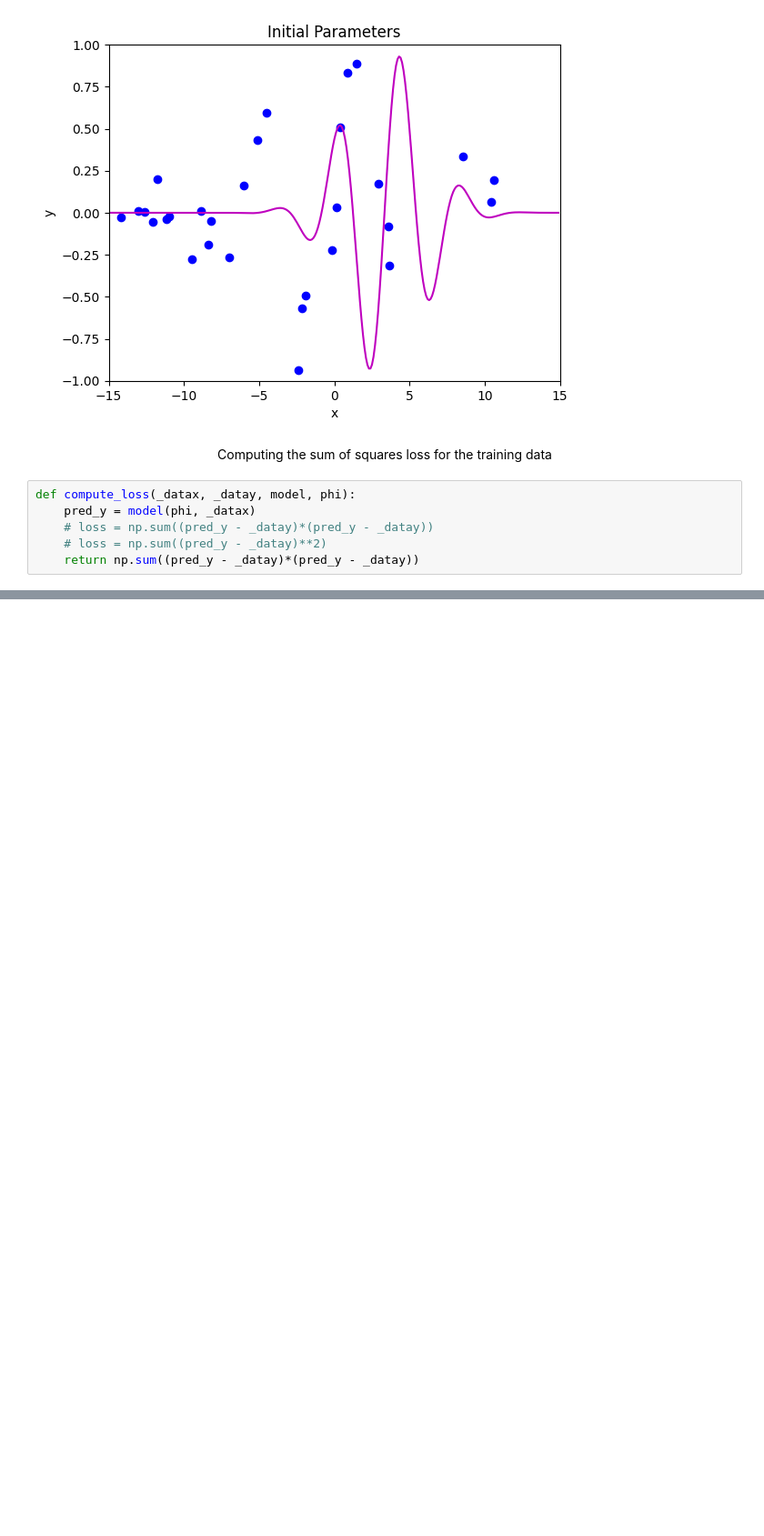
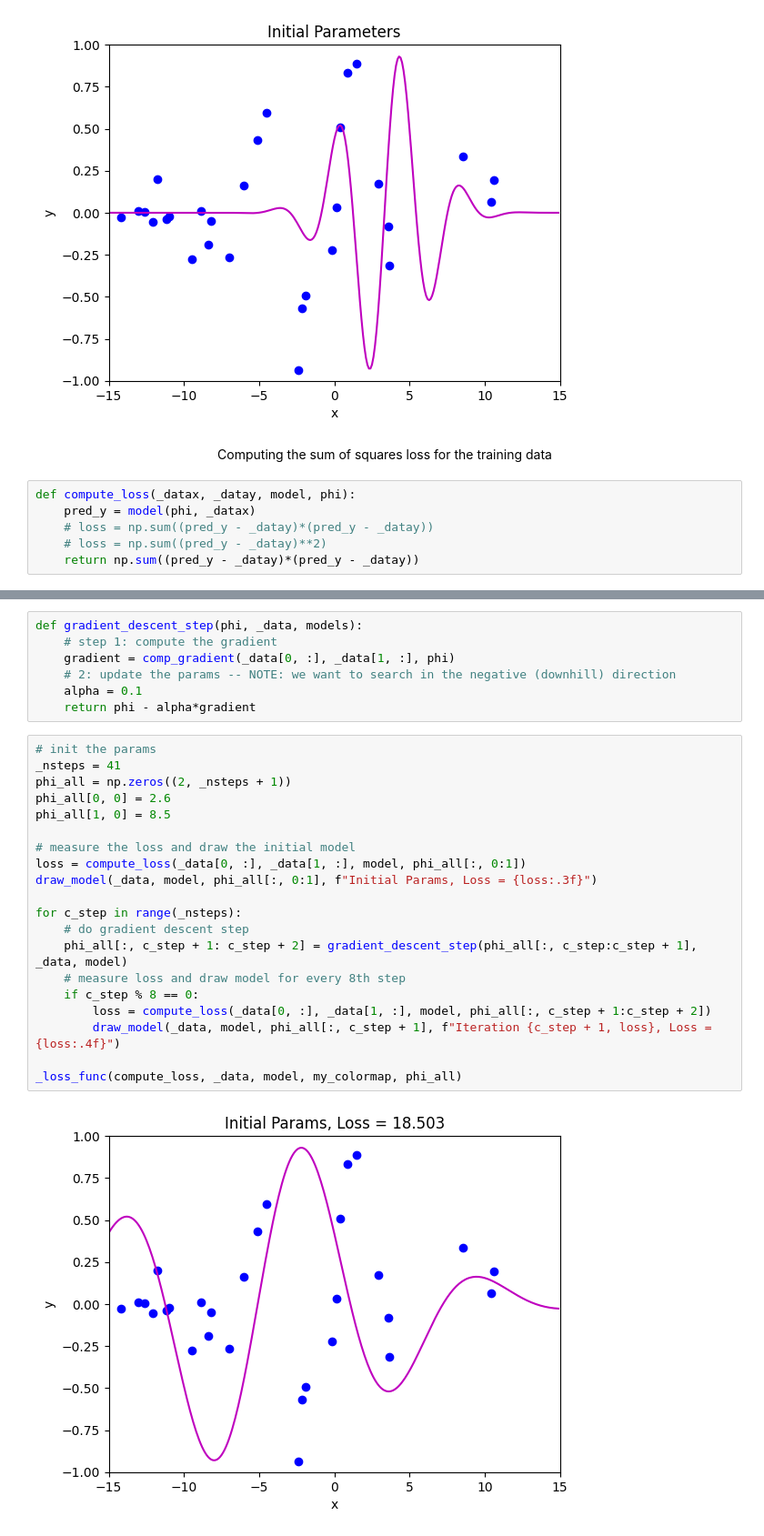
Before and after one commit to eo1989/mkt_notes_general, a Jupyter notebook: L2_regularization.ipynb, the cells around one changed output, grey strips where cells are left out. Shown at 91% size. Cells and saved outputs as stored; diff of their text form; blank space fills up the shorter version.

```diff
--- a/L2_regularization.ipynb
+++ b/L2_regularization.ipynb
@@ -155,0 +179,29 @@ $$
+# %%
+def gradient_descent_step(phi, _data, models):
+    # step 1: compute the gradient
+    gradient = comp_gradient(_data[0, :], _data[1, :], phi)
+    # 2: update the params -- NOTE: we want to search in the negative (downhill) direction
+    alpha = 0.1
+    return phi - alpha*gradient
+# %%
+# init the params
+_nsteps = 41
+phi_all = np.zeros((2, _nsteps + 1))
+phi_all[0, 0] = 2.6
+phi_all[1, 0] = 8.5
+
+# measure the loss and draw the initial model
+loss = compute_loss(_data[0, :], _data[1, :], model, phi_all[:, 0:1])
+draw_model(_data, model, phi_all[:, 0:1], f"Initial Params, Loss = {loss:.3f}")
+
+for c_step in range(_nsteps):
+    # do gradient descent step
+    phi_all[:, c_step + 1: c_step + 2] = gradient_descent_step(phi_all[:, c_step:c_step + 1], _data, model)
+    # measure loss and draw model for every 8th step
+    if c_step % 8 == 0:
+        loss = compute_loss(_data[0, :], _data[1, :], model, phi_all[:, c_step + 1:c_step + 2])
+        draw_model(_data, model, phi_all[:, c_step + 1], f"Iteration {c_step + 1, loss}, Loss = {loss:.4f}")
+
+_loss_func(compute_loss, _data, model, my_colormap, phi_all)
+# %% [output]
+[figure, added]
```
Also changed, not shown: parts of 15 cells of this notebook, 5 other files.
